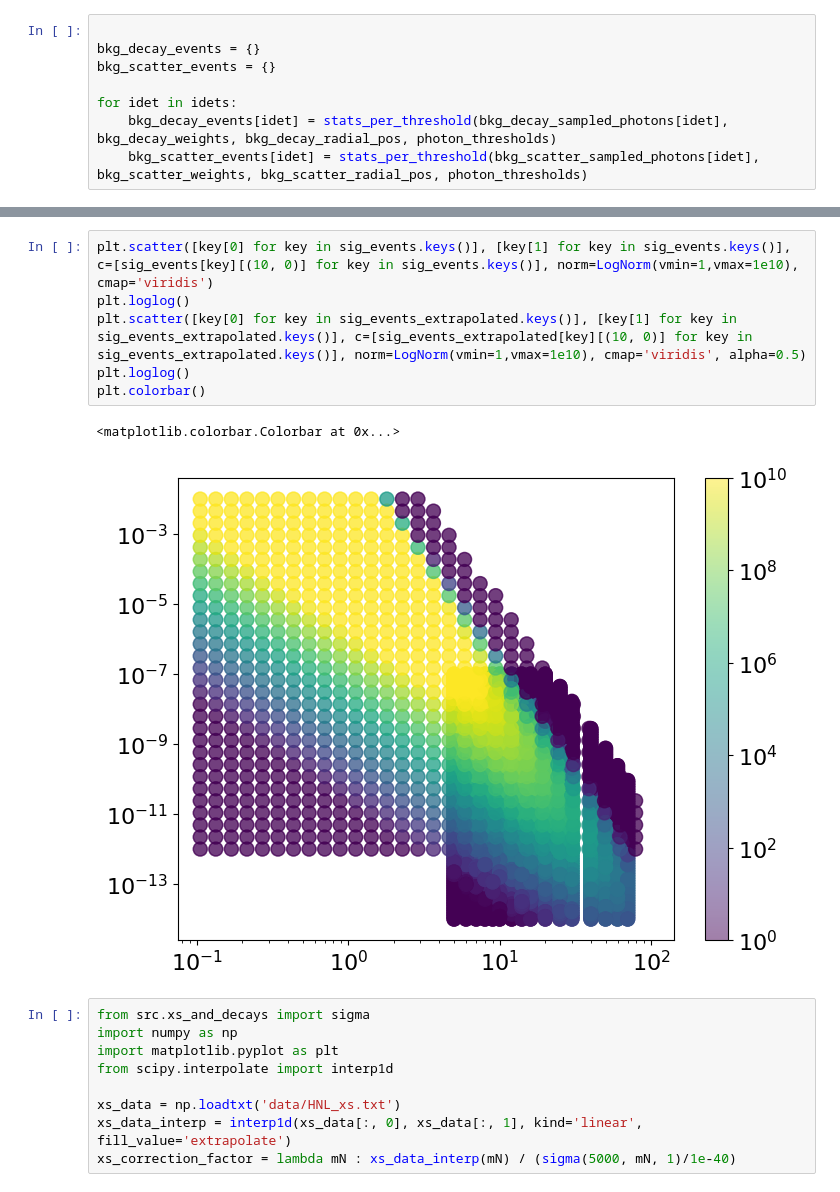
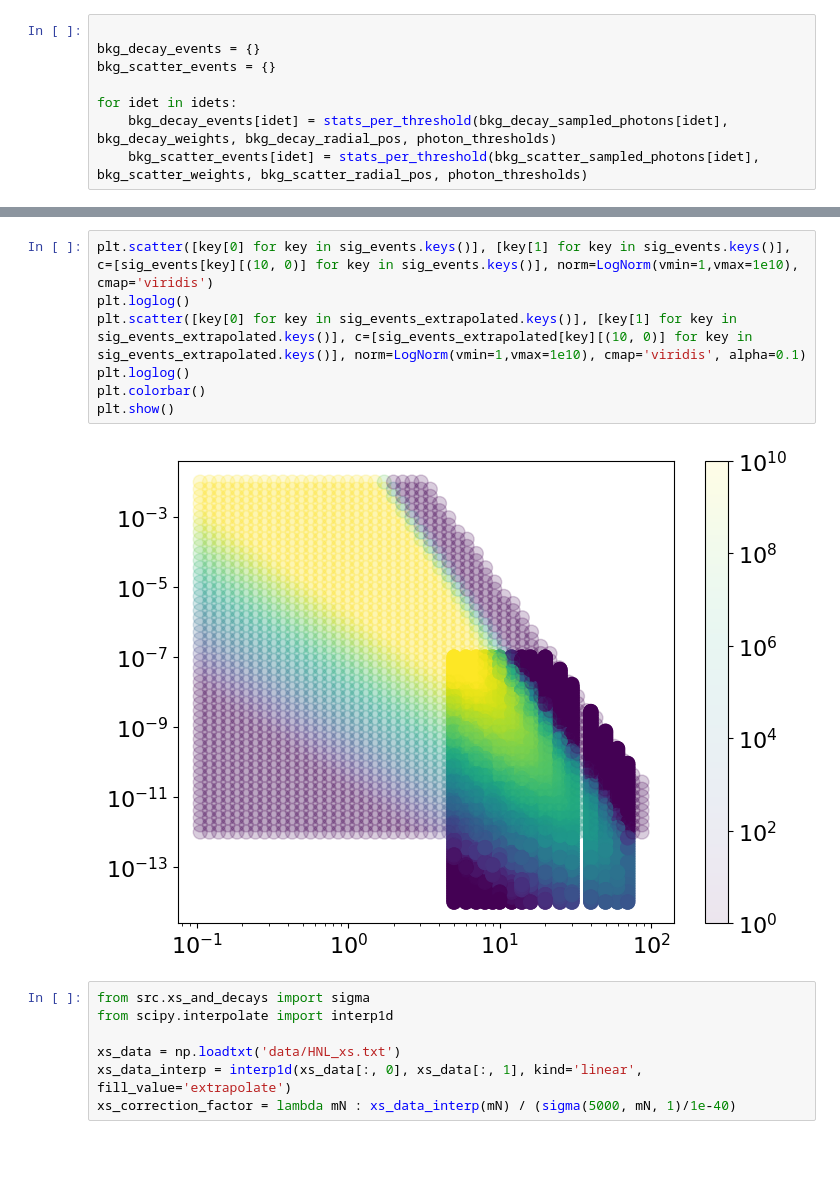
Before and after one commit to nickkamp1/NeutrinoFactoryHNL, a Jupyter notebook: Balloon.ipynb, the cells around one changed output, grey strips where cells are left out. Drawn from its saved outputs; the diff is of its cells as text; blank space fills up the shorter version.

```diff
--- a/Balloon.ipynb
+++ b/Balloon.ipynb
@@ -155,16 +161,14 @@ Processing m_N 2 out of 50
 # %%
 plt.scatter([key[0] for key in sig_events.keys()], [key[1] for key in sig_events.keys()], c=[sig_events[key][(10, 0)] for key in sig_events.keys()], norm=LogNorm(vmin=1,vmax=1e10), cmap='viridis')
 plt.loglog()
-plt.scatter([key[0] for key in sig_events_extrapolated.keys()], [key[1] for key in sig_events_extrapolated.keys()], c=[sig_events_extrapolated[key][(10, 0)] for key in sig_events_extrapolated.keys()], norm=LogNorm(vmin=1,vmax=1e10), cmap='viridis', alpha=0.5)
+plt.scatter([key[0] for key in sig_events_extrapolated.keys()], [key[1] for key in sig_events_extrapolated.keys()], c=[sig_events_extrapolated[key][(10, 0)] for key in sig_events_extrapolated.keys()], norm=LogNorm(vmin=1,vmax=1e10), cmap='viridis', alpha=0.1)
 plt.loglog()
 plt.colorbar()
+plt.show()
 # %% [output]
-<matplotlib.colorbar.Colorbar at 0x...>
-[figure, old version]
+[figure, new version]
 # %%
 from src.xs_and_decays import sigma
-import numpy as np
-import matplotlib.pyplot as plt
 from scipy.interpolate import interp1d
 
 xs_data = np.loadtxt('data/HNL_xs.txt')
```
Also changed, not shown: parts of 5 cells of this notebook, 23 other files.
